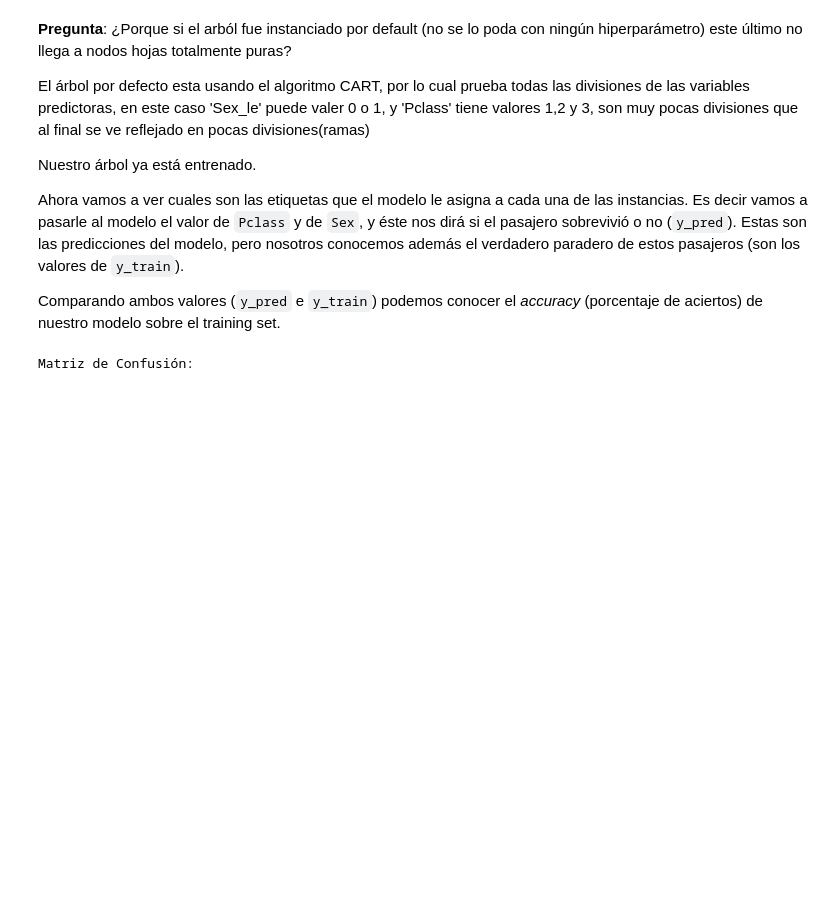
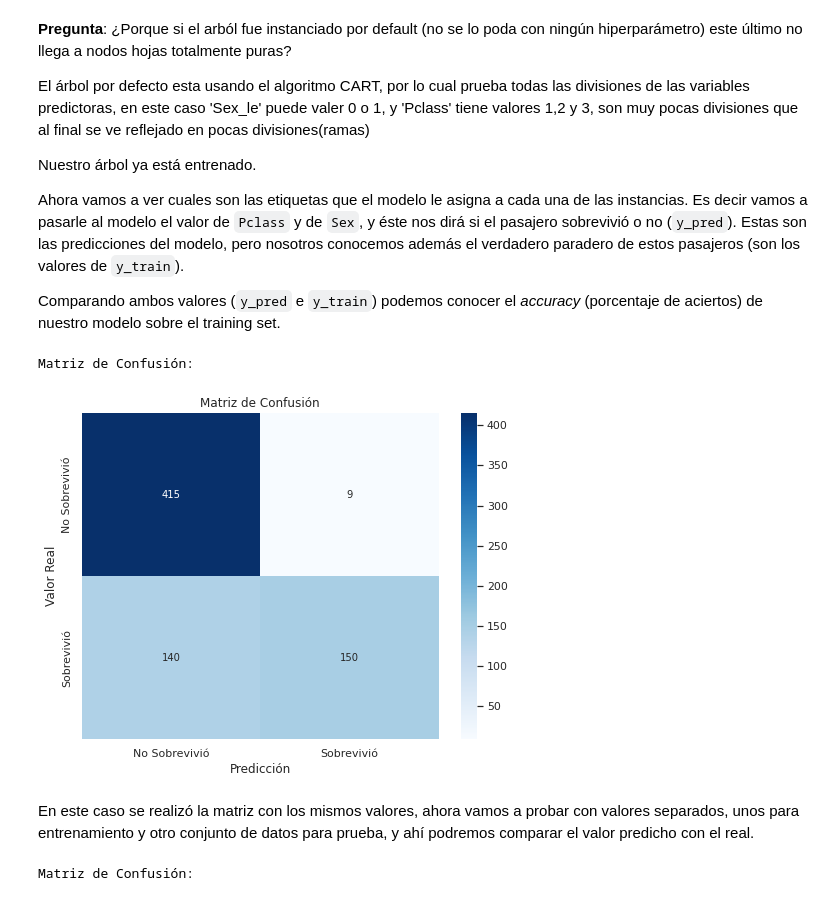
Before and after one commit to parivgabriela/tec_sup_ciencia_datos_ia, a Jupyter notebook: 2.1.2003_proces_aprendizaje_automatico/TP_N3_Arbol_de_Decision_Titanic_Grupo_8.ipynb, the cells around one changed output. Drawn from its saved outputs; the diff is of its cells as text; code cells hidden in the pictures; blank space fills up the shorter version.

Commit message:
Add link to dataset and comparisson between using the entire dataset and using the partition train and test

```diff
--- a/2.1.2003_proces_aprendizaje_automatico/TP_N3_Arbol_de_Decision_Titanic_Grupo_8.ipynb
+++ b/2.1.2003_proces_aprendizaje_automatico/TP_N3_Arbol_de_Decision_Titanic_Grupo_8.ipynb
@@ -150,7 +153,7 @@ arbol_clasificador = DecisionTreeClassifier(random_state=42) # random_state para
 # %% [markdown]
 **Ejercicio N°5:** definir nuestras variables predictoras con las cuales vamos a entrenar el modelo, a las que llamaremos `x_train`. Usar las columas del dataset que elegimos del ejercicio anterior.
 # %%
-X_train = df[['Pclass','Sex_le']]
+X_train = X[['Pclass','Sex_le']]
 modelo = arbol_clasificador.fit(X_train, y)
 # %%
 importancia_predictores = pd.DataFrame(
@@ -170,7 +173,8 @@ Importancia de los predictores en el modelo
 **Ejercicio N°6:** definir el atributo objetivo que buscamos predecir. Lo llamaremos `y_train`:
 # %%
 from sklearn.model_selection import train_test_split
-X_train, X_test, y_train, y_test = train_test_split(X, y, test_size=0.2, random_state=42)
+#X_train, X_test, y_train, y_test = train_test_split(X, y, test_size=0.2, random_state=42)
+y_train = y
 # %% [markdown]
 **Ejercicio N°7:** entrenar el modelo.
 # %%
@@ -203,6 +207,34 @@ Nuestro árbol ya está entrenado.
 Ahora vamos a ver cuales son las etiquetas que el modelo le asigna a cada una de las instancias. Es decir vamos a pasarle al modelo el valor de `Pclass` y de `Sex`, y éste nos dirá si el pasajero sobrevivió o no (`y_pred`). Estas son las predicciones del modelo, pero nosotros conocemos además el verdadero paradero de estos pasajeros (son los valores de `y_train`).
 
 Comparando ambos valores (`y_pred` e `y_train`) podemos conocer el *accuracy* (porcentaje de aciertos) de nuestro modelo sobre el training set.
+# %%
+from sklearn.metrics import accuracy_score, confusion_matrix
+# Predecimos sobre nuestro set de entrenamieto
+
+#modelo = arbol_clasificador.fit(X_train, y)
+
+#X_train, X_test, y_train, y_test = train_test_split(X, y, test_size=0.2, random_state=42)
+
+#arbol_clasificador.fit(X_train, y_train)
+
+y_pred = arbol_clasificador.predict(X)
+
+# Comaparamos con las etiquetas reales
+#accuracy_score(y_pred, y_train)
+cm = confusion_matrix(y_train, y_pred)
+print("Matriz de Confusión:")
+# Visualizamos la matriz para una mejor interpretación
+plt.figure(figsize=(8, 6))
+sns.heatmap(cm, annot=True, fmt='d', cmap='Blues', xticklabels=['No Sobrevivió', 'Sobrevivió'], yticklabels=['No Sobrevivió', 'Sobrevivió'])
+plt.xlabel('Predicción')
+plt.ylabel('Valor Real')
+plt.title('Matriz de Confusión')
+plt.show()
+# %% [output]
+Matriz de Confusión:
+[figure, added]
+# %% [markdown]
+En este caso se realizó la matriz con los mismos valores, ahora vamos a probar con valores separados, unos para entrenamiento y otro conjunto de datos para prueba, y ahí podremos comparar el valor predicho con el real.
 # %%
 from sklearn.metrics import accuracy_score, confusion_matrix
 # Predecimos sobre nuestro set de entrenamieto
```
Also changed, not shown: parts of 4 cells of this notebook.
